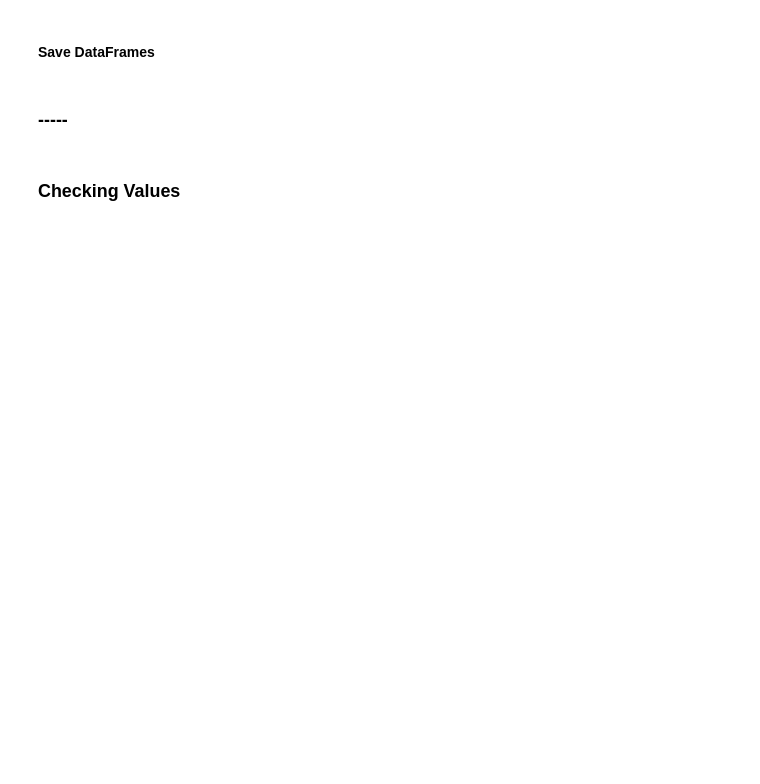
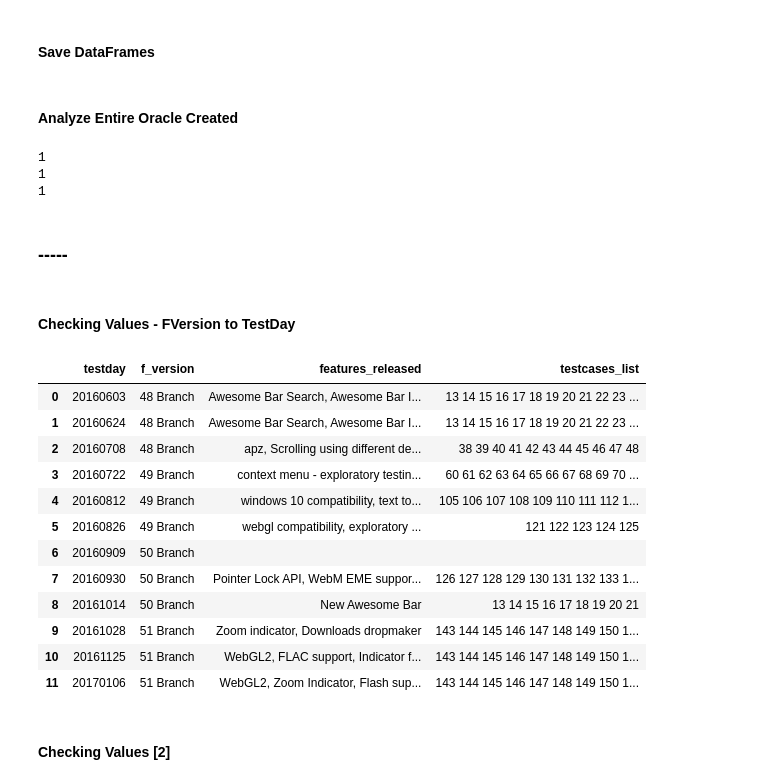
Before and after one commit to Pointpt/trace-link-recovery-study, a Jupyter notebook: scripts/input_proc_fx_v2.ipynb, the cells around one changed output. Saved outputs shown, nothing was run; the diff lists cells and outputs as text; code cells hidden in the pictures; blank space fills up the shorter version.

```diff
--- a/scripts/input_proc_fx_v2.ipynb
+++ b/scripts/input_proc_fx_v2.ipynb
@@ -136,0 +189,6 @@ results = Parallel(n_jobs=7, verbose=1)(delayed(create_links)(idx,tc_df,br_df) f
+# %%
+oo_dfs = []
+for i in range(6):
+    df = pd.read_csv('../data/mozilla_firefox_v2/firefoxDataset/oracle/output/part/trace_matrix_{}.csv'.format(i))
+    oo_dfs.append(df)
+    print(df.shape)
@@ -137,7 +215,9 @@ results = Parallel(n_jobs=7, verbose=1)(delayed(create_links)(idx,tc_df,br_df) f
 # %%
-oo_df = pd.DataFrame(index=testcases.tc_name, columns=bugreports.br_name, data=np.zeros(shape=(len(testcases),len(bugreports)), dtype='int8'))
+oo_df = pd.DataFrame(index=testcases.tc_name, dtype='int8')
 for i in range(6):
-    oo_df.append(pd.read_csv('../data/mozilla_firefox_v2/firefoxDataset/oracle/output/part/trace_matrix_{}.csv'.format(i)))
+    aux_df = pd.read_csv('../data/mozilla_firefox_v2/firefoxDataset/oracle/output/part/trace_matrix_{}.csv'.format(i))
+    aux_df.set_index('tc_name', inplace=True)
+    oo_df = oo_df.join(aux_df)
 
 print(oo_df.shape)
 print(oo_df.info())
@@ -162,5 +235,69 @@ None
 oo_df.to_csv('../data/mozilla_firefox_v2/firefoxDataset/oracle/output/trace_matrix_final.csv')
 bugreports.to_csv('../data/mozilla_firefox_v2/firefoxDataset/docs_english/BR/bugreports_final.csv', index=False)
 testcases.to_csv('../data/mozilla_firefox_v2/firefoxDataset/docs_english/TC/testcases_final.csv', index=False)
+# %% [markdown]
+#### Analyze Entire Oracle Created
+# %%
+oo_df_full = pd.read_csv('../data/mozilla_firefox_v2/firefoxDataset/oracle/output/trace_matrix_final.csv')
+oo_df_full.set_index('tc_name', inplace=True)
+
+print(oo_df_full.loc['TC_15_TRG', 'BR_1319983_SRC'])
+print(oo_df_full.loc['TC_16_TRG', 'BR_1319983_SRC'])
+print(oo_df_full.loc['TC_19_TRG', 'BR_1319983_SRC'])
+# %% [output]
+1
+1
+1
 # %% [markdown]
 ### -----
+# %% [markdown]
+#### Checking Values - FVersion to TestDay
+# %%
+ck_df = pd.DataFrame(columns=['testday','f_version','features_released','testcases_list'])
+ck_df.testday = ['20160603', '20160624', '20160708',
+                 '20160722', '20160812', '20160826',
+                 '20160909', '20160930', '20161014',
+                 '20161028', '20161125', '20170106']
+ck_df.f_version = ['48 Branch', '48 Branch', '48 Branch',
+                  '49 Branch', '49 Branch', '49 Branch',
+                  '50 Branch', '50 Branch', '50 Branch',
+                  '51 Branch', '51 Branch', '51 Branch' ]
+ck_df.features_released = [
+    "Awesome Bar Search, Awesome Bar Icons - Left, Awesome Bar Icons - Right",
+    "Awesome Bar Search, Awesome Bar Icons - Left, Awesome Bar Icons - Right",
+    "apz, Scrolling using different devices (wired mouse, wireless mouse, trackpad/touchpad) - where available devices",
+    'context menu - exploratory testing, context menu - full functional testing, pdf viewer, browser customization',
+    'windows 10 compatibility, text to speech in reader mode, text to speech on desktop',
+    'webgl compatibility, exploratory testing',
+    '',
+    'Pointer Lock API, WebM EME support for Widevine',
+    'New Awesome Bar',
+    'Zoom indicator, Downloads dropmaker',
+    'WebGL2,  FLAC support,  Indicator for device permissions,  Zoom Indicator',
+    'WebGL2, Zoom Indicator, Flash support']
+
+ck_df.testcases_list = ""
+
+for i,tc in testcases.iterrows():
+    for j,row in ck_df.iterrows():
+        if row['testday'] in tc['TestDay']:
+            if ck_df.at[j,'testcases_list'] == "":
+                ck_df.at[j,'testcases_list'] = str(tc.TC_Number)
+            else:
+                ck_df.at[j,'testcases_list'] = ck_df.at[j,'testcases_list'] + " " + str(tc.TC_Number)
+
+ck_df.head(20)
+# %% [output]
+|  | testday | f_version | features_released | testcases_list |
+| 0 | 20160603 | 48 Branch | Awesome Bar Search, Awesome Bar I... | 13 14 15 16 17 18 19 20 21 22 23 ... |
+| 1 | 20160624 | 48 Branch | Awesome Bar Search, Awesome Bar I... | 13 14 15 16 17 18 19 20 21 22 23 ... |
+| 2 | 20160708 | 48 Branch | apz, Scrolling using different de... | 38 39 40 41 42 43 44 45 46 47 48 |
+| 3 | 20160722 | 49 Branch | context menu - exploratory testin... | 60 61 62 63 64 65 66 67 68 69 70 ... |
+| 4 | 20160812 | 49 Branch | windows 10 compatibility, text to... | 105 106 107 108 109 110 111 112 1... |
+| 5 | 20160826 | 49 Branch | webgl compatibility, exploratory ... | 121 122 123 124 125 |
+| 6 | 20160909 | 50 Branch |  |  |
+| 7 | 20160930 | 50 Branch | Pointer Lock API, WebM EME suppor... | 126 127 128 129 130 131 132 133 1... |
+| 8 | 20161014 | 50 Branch | New Awesome Bar | 13 14 15 16 17 18 19 20 21 |
+| 9 | 20161028 | 51 Branch | Zoom indicator, Downloads dropmaker | 143 144 145 146 147 148 149 150 1... |
+| 10 | 20161125 | 51 Branch | WebGL2, FLAC support, Indicator f... | 143 144 145 146 147 148 149 150 1... |
+| 11 | 20170106 | 51 Branch | WebGL2, Zoom Indicator, Flash sup... | 143 144 145 146 147 148 149 150 1... |
@@ -167,2 +306,2 @@ testcases.to_csv('../data/mozilla_firefox_v2/firefoxDataset/docs_english/TC/test
 # %% [markdown]
-### Checking Values
+#### Checking Values [2]
```
Also changed, not shown: parts of 27 cells of this notebook, 5 other files.
